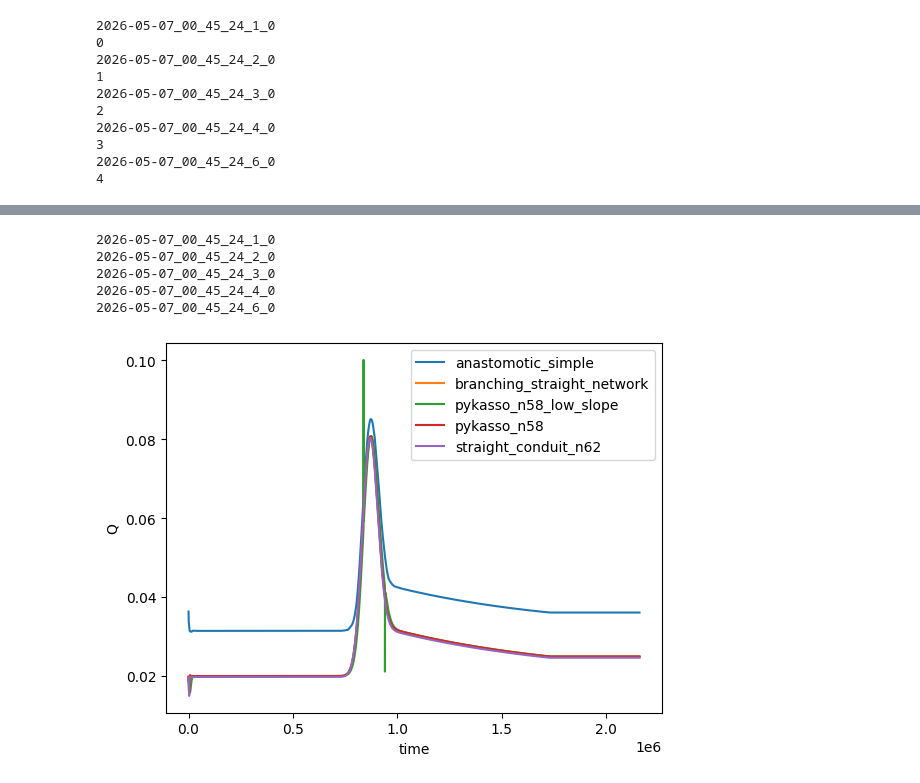
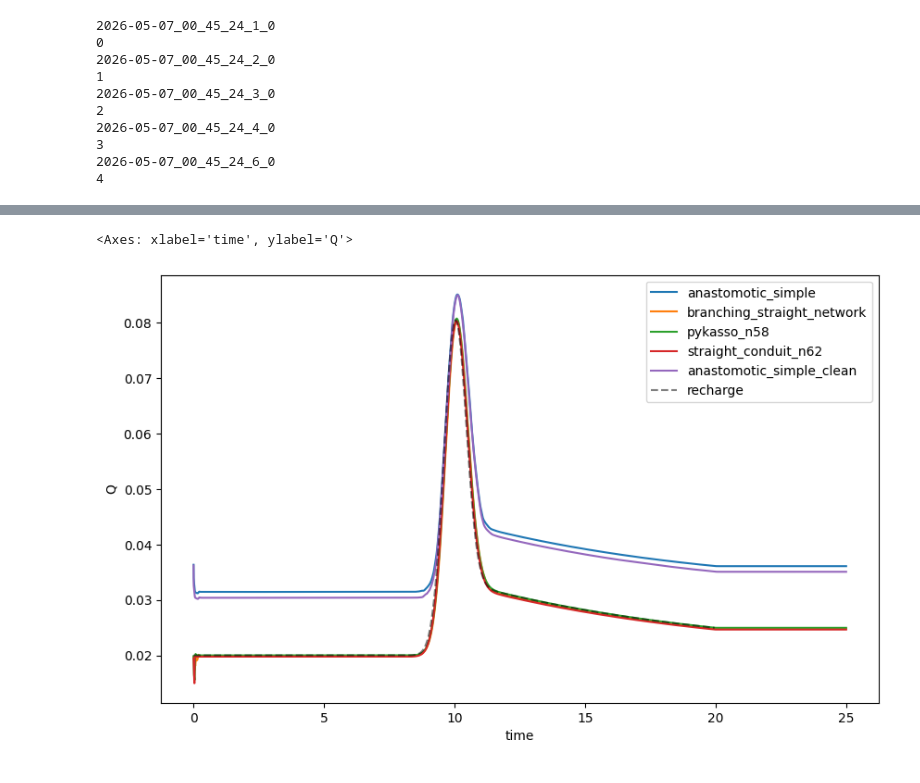
Before and after one commit to jhuang523/UMNBearSpring, a Jupyter notebook: openkarst/steady_state/hydrograph.ipynb, the cells around one changed output, grey strips where cells are left out. Saved outputs shown, nothing was run; the diff lists cells and outputs as text; code cells hidden in the pictures.

```diff
--- a/openkarst/steady_state/hydrograph.ipynb
+++ b/openkarst/steady_state/hydrograph.ipynb
@@ -53,8 +53,6 @@ metadata = pd.read_parquet('conduit_geometry_test/output/metadata').reset_index(
 Q = {}
 def sanitize_run_id(run_id):
     return re.sub(r"[^0-9A-Za-z_-]", "_", str(run_id))
-metadata_2 = metadata.copy()
-metadata_2["run_id"] = metadata_2["run_id"].astype(str)
 
 for index, row in metadata.iterrows():
     run_id_raw = row['run_id']
@@ -74,7 +72,7 @@ for index, row in metadata.iterrows():
     spring = outlet_flow(network, Q)
     write_outlet_flow(t, spring,f'conduit_geometry_test/output/hydrographs_df', run_id = run_id, method = 'dataframe')
     print(index)
-    metadata_2.loc[index, 'run_id'] = run_id
+    metadata.loc[index, 'run_id'] = run_id
 # %% [output]
 2026-05-07_00_45_24_1_0
 0
@@ -86,3 +84,5 @@ for index, row in metadata.iterrows():
 3
 2026-05-07_00_45_24_6_0
 4
+# %%
+metadata = pd.read_parquet('conduit_geometry_test/output/metadata').reset_index(drop=True)
@@ -89,12 +121,21 @@ for index, row in metadata.iterrows():
 # %%
-Q = {}
-for run_id in metadata_2['run_id']:
-    print(run_id)
-    network_name = metadata_2[metadata_2['run_id'] == run_id]['network_name'].values[0]
-    Q[network_name] = pd.read_csv(f'conduit_geometry_test/output/hydrographs_df/{run_id}.csv')
+all_Q= {}
+for run_id in metadata['run_id']:
+
+    network_name = metadata.loc[metadata['run_id'] == run_id, 'network_name'].values[0]
+    output_dir = metadata.loc[metadata['run_id'] == run_id, 'output_dir'].values[0]
+    clean_run_id = sanitize_run_id(run_id)
+    try:
+        all_Q[network_name] = pd.read_csv(f'conduit_geometry_test/output/hydrographs_df/{clean_run_id}.csv')
+    except FileNotFoundError:
+        try:
+            results = np.load(f'conduit_geometry_test/{output_dir}/results_arrays.npz')
+            Q = results['Q']
+            y = results['y']
+            t = results['t']
+            spring = outlet_flow(network, Q)
+            write_outlet_flow(t, spring,f'conduit_geometry_test/output/hydrographs_df', run_id = clean_run_id, method = 'dataframe')
+        except FileNotFoundError:
+            continue
-# %% [output]
-2026-05-07_00_45_24_1_0
-2026-05-07_00_45_24_2_0
-2026-05-07_00_45_24_3_0
-2026-05-07_00_45_24_4_0
-2026-05-07_00_45_24_6_0
+# %%
+r = pd.read_csv('conduit_geometry_test/input_data/recharge_m_s/gaussian_pulse.csv')
@@ -101,5 +147,11 @@ for run_id in metadata_2['run_id']:
 # %%
-for name, spring in Q.items():
-    sns.lineplot(x=spring['time'], y=spring['Q'], label=name)
+fig, ax = plt.subplots(figsize=(10,6))
+for name, Q_spring in all_Q.items():
+    if name == 'pykasso_n58_low_slope':
+        continue
+    sns.lineplot(x=Q_spring['time']/86400, y=Q_spring['Q'], label=name)
+
+sns.lineplot(x=r['time']/86400, y=r['R_l [V/T]'] + r['R_h [V/T]'], label='recharge', color='k', linestyle='--', alpha = 0.5)
 # %% [output]
+<Axes: xlabel='time', ylabel='Q'>
-[figure, old version]
+[figure, new version]
```
Also changed, not shown: parts of 10 cells of this notebook, 39 other files.
